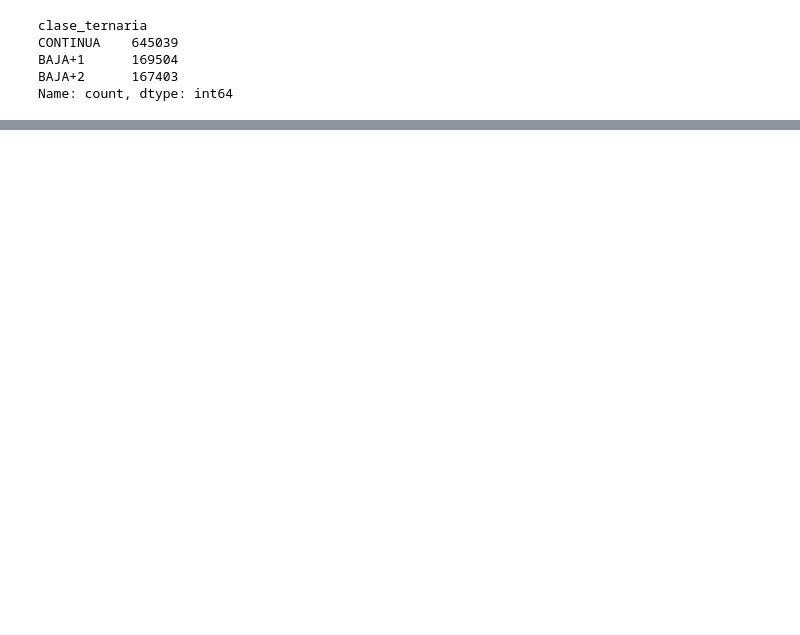
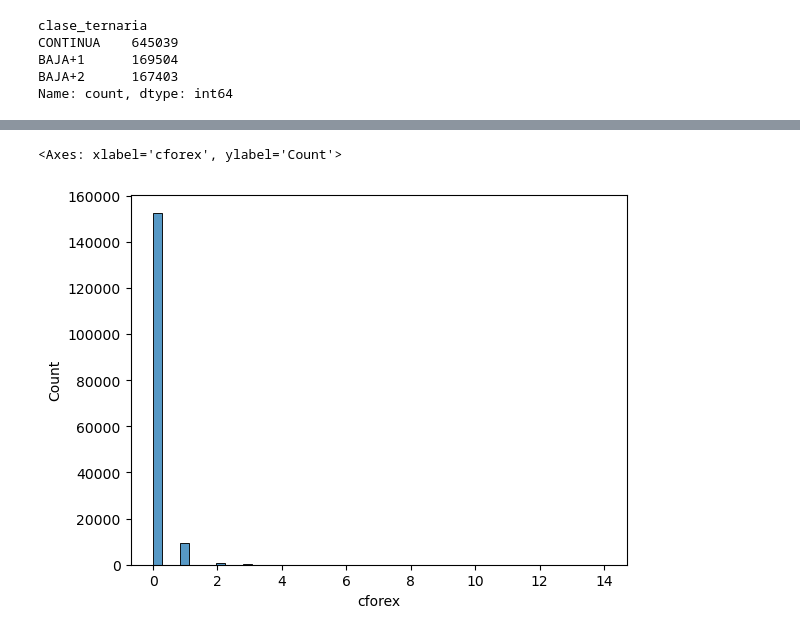
Before and after one commit to N-Alba-DS/dmeyf2024, a Jupyter notebook: Modelos/experimento.ipynb, the cells around one changed output, grey strips where cells are left out. Cells and saved outputs as stored; diff of their text form; code cells hidden in the pictures; blank space fills up the shorter version.

```diff
--- a/Modelos/experimento.ipynb
+++ b/Modelos/experimento.ipynb
@@ -180,3 +91,6 @@ df_train = pd.read_csv(r"C:\Users\Admin\Documents\1_Notebook\1_Estudio\1_UBA_Mae
+# %%
+mes_train = 202102
+mes_test = 202104
 # %%
 df_train['clase_peso'] = 1.0
 df_train.loc[df_train['clase_ternaria'] == 'BAJA+2', 'clase_peso'] = 1.00002
@@ -205,3 +127,7 @@ df_test = df_train.loc[f_test.index, : ]
+# %%
+data = df_train
+df_train = data[data['foto_mes']==mes_train]
+df_test = data[data['foto_mes']==mes_test]
 # %%
 clase_peso = df_train['clase_peso']
 X_train = df_train.drop(['clase_ternaria', 'clase_binaria', 'clase_peso'], axis=1)
@@ -634,0 +464,5 @@ entrega = df_resultado.to_csv(r"C:\Users\Admin\Desktop\replicabilidad_competenci
+# %%
+sns.histplot(X_train['cforex'], bins=50)
+# %% [output]
+<Axes: xlabel='cforex', ylabel='Count'>
+[figure, added]
```
Also changed, not shown: parts of 87 cells of this notebook.
